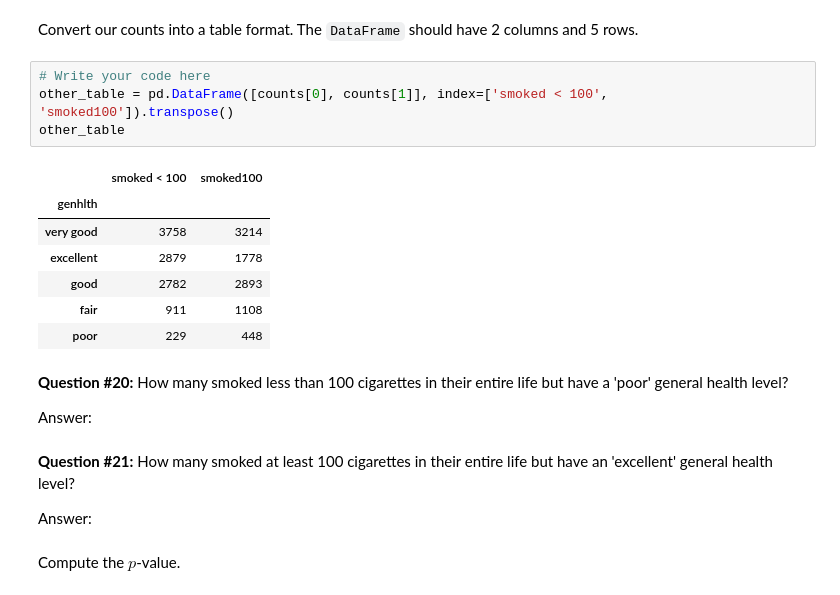
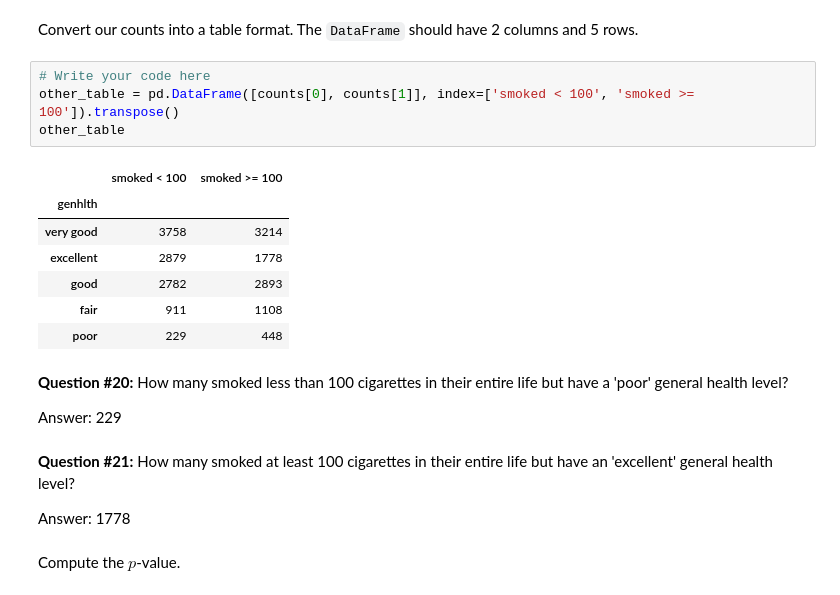
Before and after one commit to Revkxd/CSMODEL-Notebooks, a Jupyter notebook: 6 - Statistical Inference on Categorical Data/6 - Statistical Inference on Categorical Data.ipynb, the cells around one changed output. Cells and saved outputs as stored; diff of their text form.

```diff
--- a/6 - Statistical Inference on Categorical Data/6 - Statistical Inference on Categorical Data.ipynb
+++ b/6 - Statistical Inference on Categorical Data/6 - Statistical Inference on Categorical Data.ipynb
@@ -350,10 +350,10 @@ Name: genhlth, dtype: int64
 Convert our counts into a table format. The `DataFrame` should have 2 columns and 5 rows.
 # %%
 # Write your code here
-other_table = pd.DataFrame([counts[0], counts[1]], index=['smoked < 100', 'smoked100']).transpose()
+other_table = pd.DataFrame([counts[0], counts[1]], index=['smoked < 100', 'smoked >= 100']).transpose()
 other_table
 # %% [output]
-|  | smoked < 100 | smoked100 |
+|  | smoked < 100 | smoked >= 100 |
 | genhlth |  |  |
 | very good | 3758 | 3214 |
 | excellent | 2879 | 1778 |
@@ -363,11 +363,11 @@ other_table
 # %% [markdown]
 **Question #20:** How many smoked less than 100 cigarettes in their entire life but have a 'poor' general health level?
 
-Answer:
+Answer: 229
 # %% [markdown]
 **Question #21:** How many smoked at least 100 cigarettes in their entire life but have an 'excellent' general health level?
 
-Answer:
+Answer: 1778
 # %% [markdown]
 Compute the $p$-value.
 # %%
```
Also changed, not shown: parts of 16 cells of this notebook.
